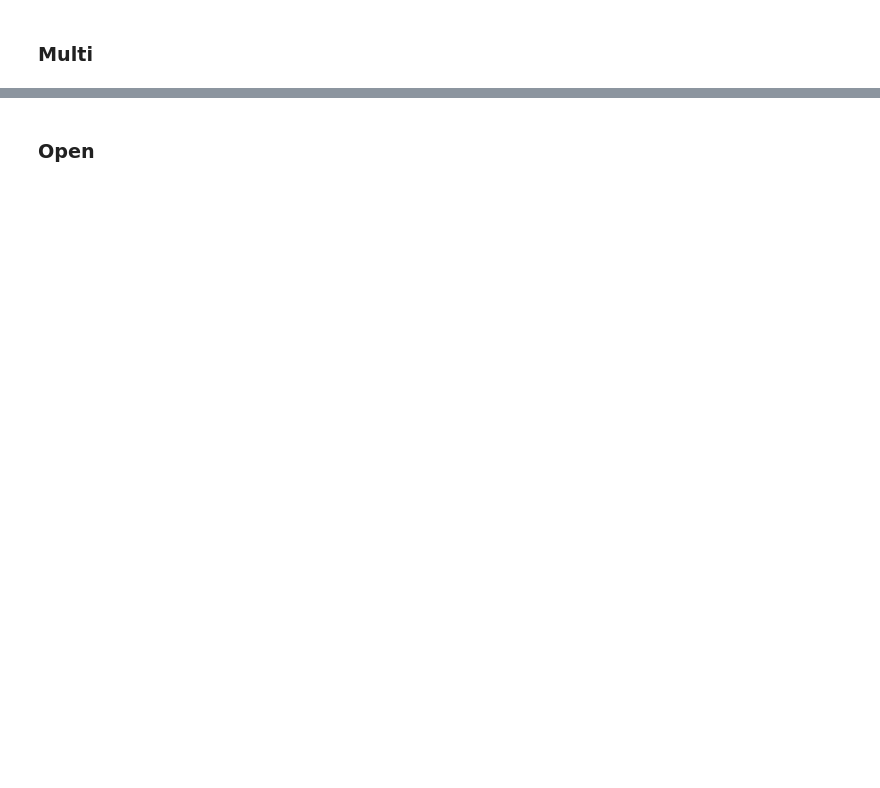
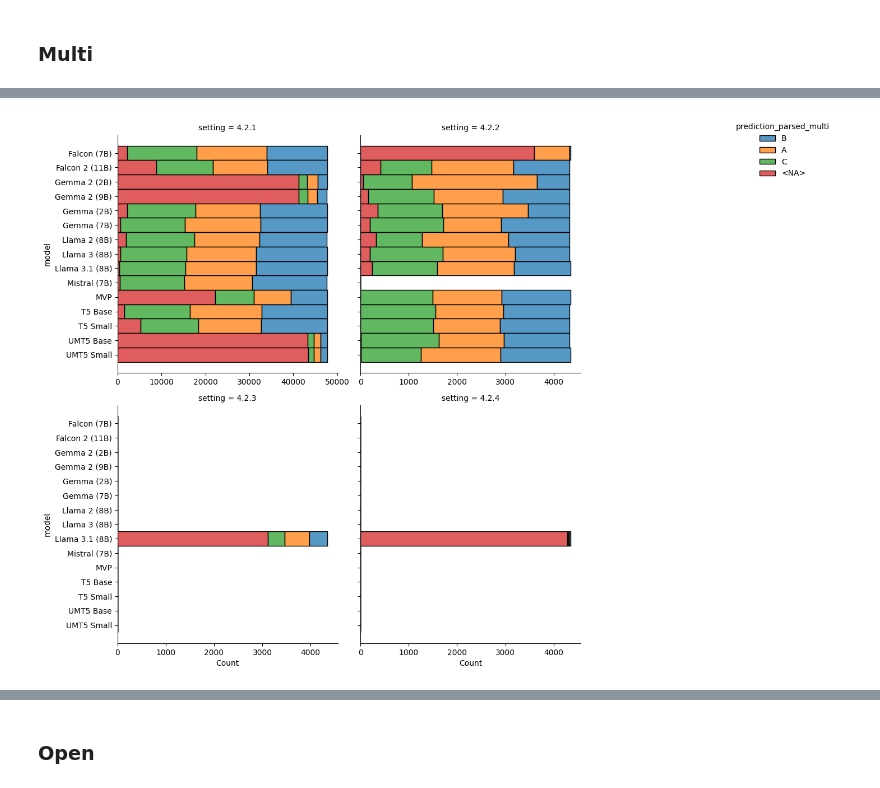
Before and after one commit to felixdivo/quants-eval, a Jupyter notebook: eval-all/consolidate_data.ipynb, the cells around one changed output, grey strips where cells are left out. Cells and saved outputs as stored; diff of their text form; code cells hidden in the pictures; blank space fills up the shorter version.

```diff
--- a/eval-all/consolidate_data.ipynb
+++ b/eval-all/consolidate_data.ipynb
@@ -306,17 +580,20 @@ joined.loc[joined["answer_type"] == "multi", "prediction_parsed_multi"].value_co
 # %%
 ax = sns.displot(
     data=joined[(joined["answer_type"] == "multi")].astype(
         {"prediction_parsed_multi": "str"}
     ),
     y="model",
     col="setting",
     col_wrap=2,
     hue="prediction_parsed_multi",
     multiple="stack",
+    facet_kws={"sharex": False},
 )
 sns.move_legend(ax, bbox_to_anchor=(1.05, 1), loc="upper left")
 sns.despine()
 pass
+# %% [output]
+[figure, added]
 # %%
 # Check UMT5 Small (4.2.1)
 
```
Also changed, not shown: parts of 32 cells of this notebook, 1 other file.
